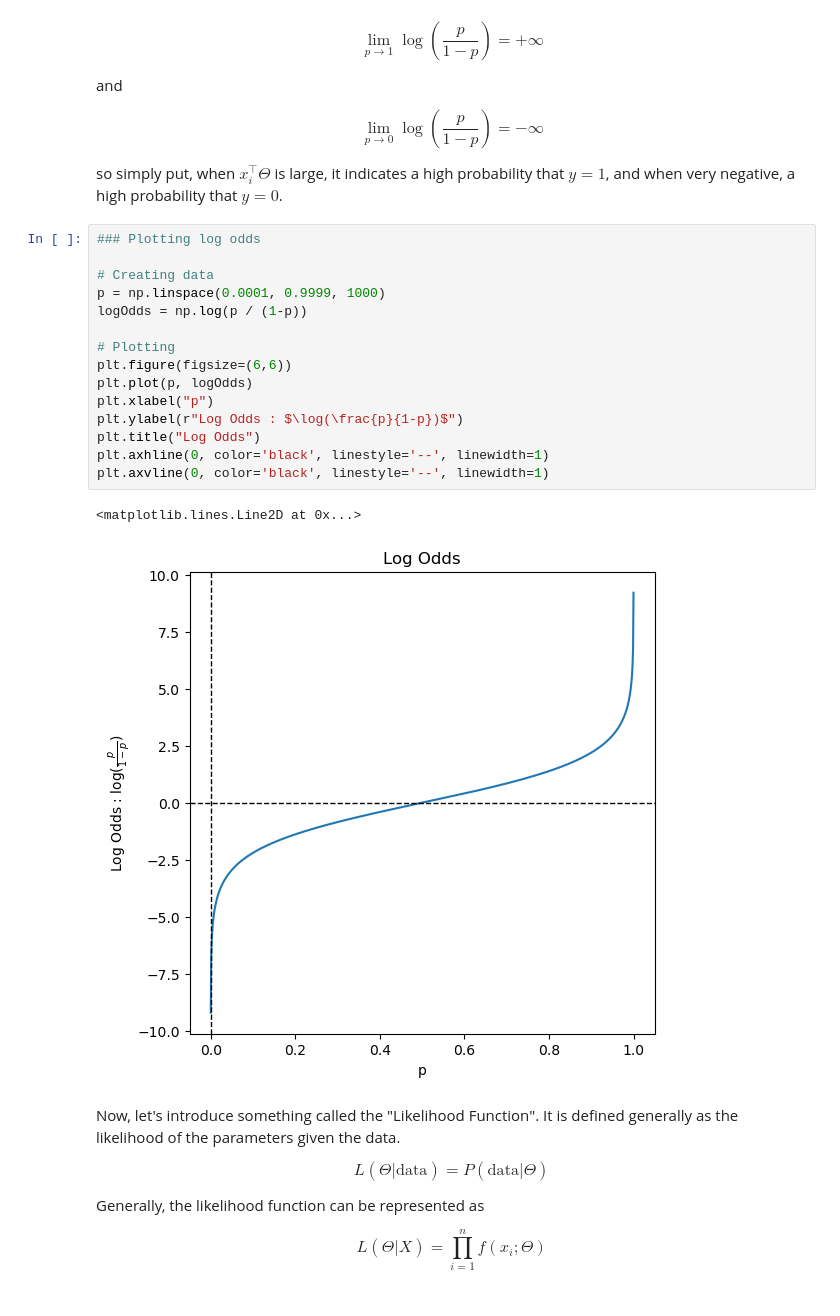
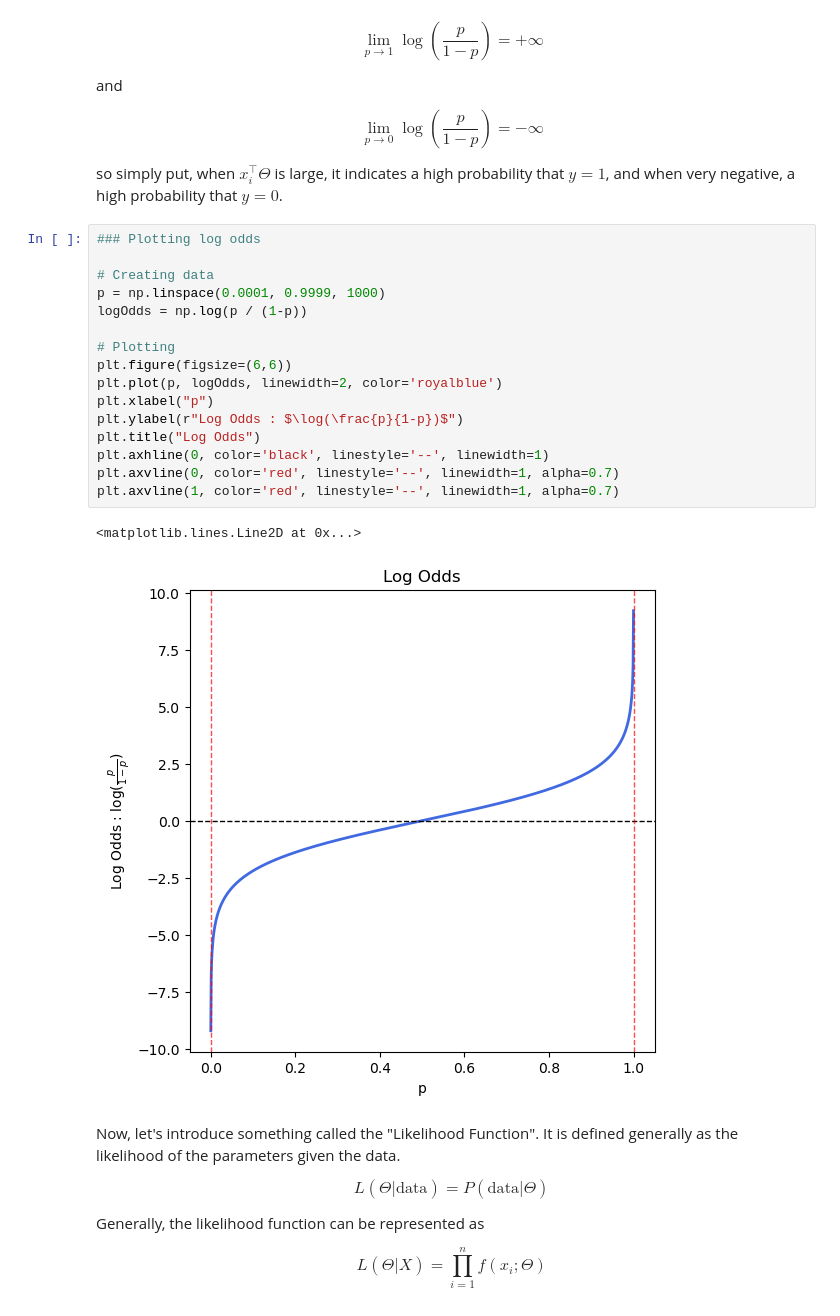
Before and after one commit to JakeLarimer/MLAlgosFromScratch, a Jupyter notebook: LogisticRegression.ipynb, the cells around one changed output. Saved outputs shown, nothing was run; the diff lists cells and outputs as text.

```diff
--- a/LogisticRegression.ipynb
+++ b/LogisticRegression.ipynb
@@ -108,21 +109,22 @@ so simply put, when $x_i^\top\Theta$ is large, it indicates a high probability t
 # %%
 ### Plotting log odds
 
 # Creating data
 p = np.linspace(0.0001, 0.9999, 1000)
 logOdds = np.log(p / (1-p))
 
 # Plotting
 plt.figure(figsize=(6,6))
-plt.plot(p, logOdds)
+plt.plot(p, logOdds, linewidth=2, color='royalblue')
 plt.xlabel("p")
 plt.ylabel(r"Log Odds : $\log(\frac{p}{1-p})$")
 plt.title("Log Odds")
 plt.axhline(0, color='black', linestyle='--', linewidth=1)
-plt.axvline(0, color='black', linestyle='--', linewidth=1)
+plt.axvline(0, color='red', linestyle='--', linewidth=1, alpha=0.7)
+plt.axvline(1, color='red', linestyle='--', linewidth=1, alpha=0.7)
 # %% [output]
 <matplotlib.lines.Line2D at 0x...>
-[figure, old version]
+[figure, new version]
 # %% [markdown]
 Now, let's introduce something called the "Likelihood Function".
 It is defined generally as the likelihood of the parameters given the data.
```
Also changed, not shown: parts of 6 cells of this notebook.
